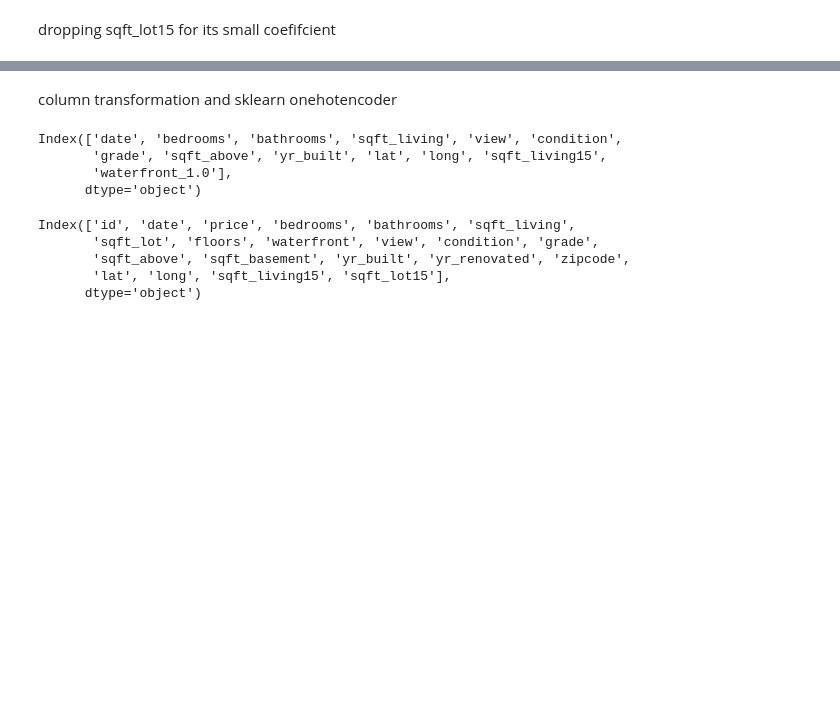
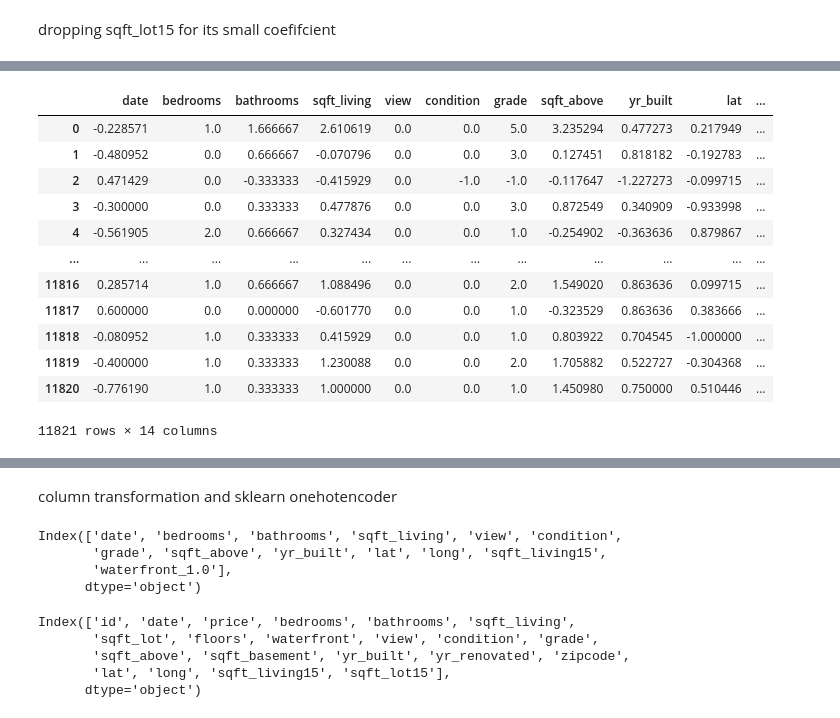
Before and after one commit to stone-ericm/Seattle-Housing-Prices-Exploration, a Jupyter notebook: Untitled.ipynb, the cells around one changed output, grey strips where cells are left out. Drawn from its saved outputs; the diff is of its cells as text; code cells hidden in the pictures; blank space fills up the shorter version.

```diff
--- a/Untitled.ipynb
+++ b/Untitled.ipynb
@@ -1303,3 +1301,19 @@ strong multicollinearity problems or that the design matrix is singular.
+# %%
+X_train_scaled
+# %% [output]
+|  | date | bedrooms | bathrooms | sqft_living | view | condition | grade | sqft_above | yr_built | lat | ... |
+| 0 | -0.228571 | 1.0 | 1.666667 | 2.610619 | 0.0 | 0.0 | 5.0 | 3.235294 | 0.477273 | 0.217949 | ... |
+| 1 | -0.480952 | 0.0 | 0.666667 | -0.070796 | 0.0 | 0.0 | 3.0 | 0.127451 | 0.818182 | -0.192783 | ... |
+| 2 | 0.471429 | 0.0 | -0.333333 | -0.415929 | 0.0 | -1.0 | -1.0 | -0.117647 | -1.227273 | -0.099715 | ... |
+| 3 | -0.300000 | 0.0 | 0.333333 | 0.477876 | 0.0 | 0.0 | 3.0 | 0.872549 | 0.340909 | -0.933998 | ... |
+| 4 | -0.561905 | 2.0 | 0.666667 | 0.327434 | 0.0 | 0.0 | 1.0 | -0.254902 | -0.363636 | 0.879867 | ... |
+| ... | ... | ... | ... | ... | ... | ... | ... | ... | ... | ... | ... |
+| 11816 | 0.285714 | 1.0 | 0.666667 | 1.088496 | 0.0 | 0.0 | 2.0 | 1.549020 | 0.863636 | 0.099715 | ... |
+| 11817 | 0.600000 | 0.0 | 0.000000 | -0.601770 | 0.0 | 0.0 | 1.0 | -0.323529 | 0.863636 | 0.383666 | ... |
+| 11818 | -0.080952 | 1.0 | 0.333333 | 0.415929 | 0.0 | 0.0 | 1.0 | 0.803922 | 0.704545 | -1.000000 | ... |
+| 11819 | -0.400000 | 1.0 | 0.333333 | 1.230088 | 0.0 | 0.0 | 2.0 | 1.705882 | 0.522727 | -0.304368 | ... |
+| 11820 | -0.776190 | 1.0 | 0.333333 | 1.000000 | 0.0 | 0.0 | 1.0 | 1.450980 | 0.750000 | 0.510446 | ... |
+11821 rows × 14 columns
 # %%
 scaler = RobustScaler()
 crossvalidation = 3
```
Also changed, not shown: parts of 18 cells of this notebook.
